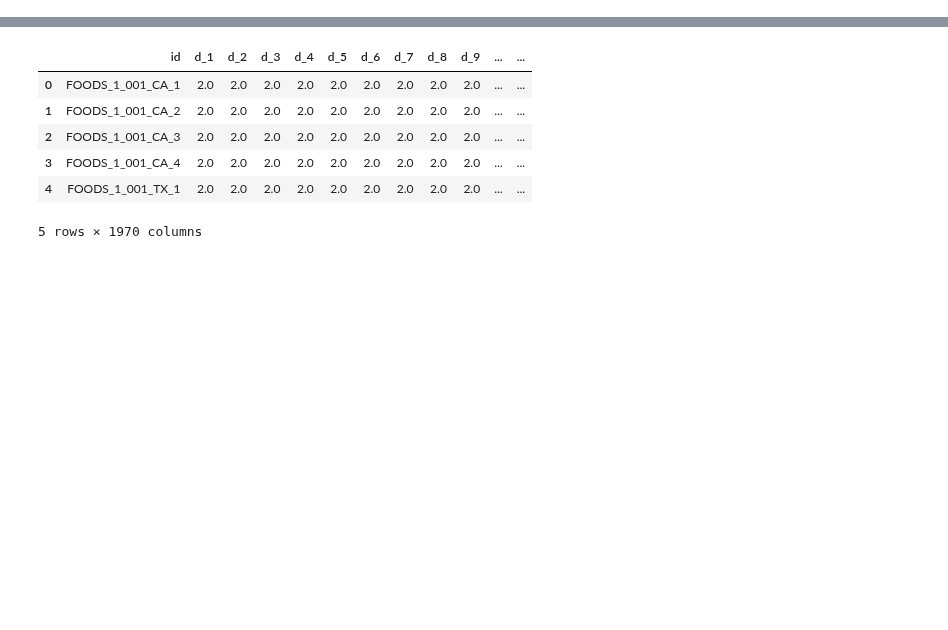
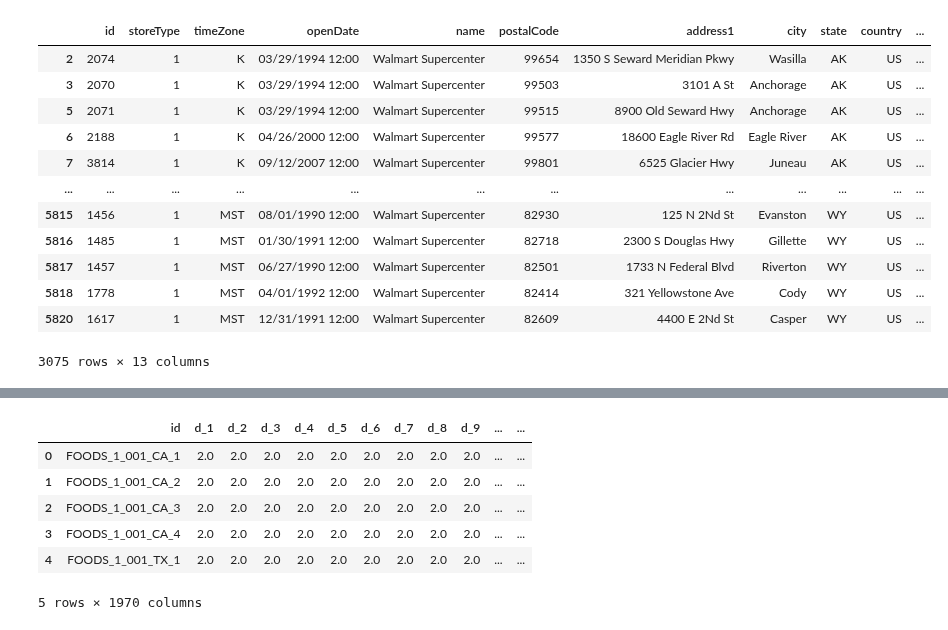
Before and after one commit to beckyydo/Project-2, a Jupyter notebook: Resources/Table2.ipynb, the cells around one changed output, grey strips where cells are left out. Saved outputs shown, nothing was run; the diff lists cells and outputs as text; code cells hidden in the pictures; blank space fills up the shorter version.

```diff
--- a/Resources/Table2.ipynb
+++ b/Resources/Table2.ipynb
@@ -28,2 +35,19 @@ walmart.head()
+# %%
+walmart = walmart[walmart.storeType.eq(1)]
+walmart
+# %% [output]
+|  | id | storeType | timeZone | openDate | name | postalCode | address1 | city | state | country | ... |
+| 2 | 2074 | 1 | K | 03/29/1994 12:00 | Walmart Supercenter | 99654 | 1350 S Seward Meridian Pkwy | Wasilla | AK | US | ... |
+| 3 | 2070 | 1 | K | 03/29/1994 12:00 | Walmart Supercenter | 99503 | 3101 A St | Anchorage | AK | US | ... |
+| 5 | 2071 | 1 | K | 03/29/1994 12:00 | Walmart Supercenter | 99515 | 8900 Old Seward Hwy | Anchorage | AK | US | ... |
+| 6 | 2188 | 1 | K | 04/26/2000 12:00 | Walmart Supercenter | 99577 | 18600 Eagle River Rd | Eagle River | AK | US | ... |
+| 7 | 3814 | 1 | K | 09/12/2007 12:00 | Walmart Supercenter | 99801 | 6525 Glacier Hwy | Juneau | AK | US | ... |
+| ... | ... | ... | ... | ... | ... | ... | ... | ... | ... | ... | ... |
+| 5815 | 1456 | 1 | MST | 08/01/1990 12:00 | Walmart Supercenter | 82930 | 125 N 2Nd St | Evanston | WY | US | ... |
+| 5816 | 1485 | 1 | MST | 01/30/1991 12:00 | Walmart Supercenter | 82718 | 2300 S Douglas Hwy | Gillette | WY | US | ... |
+| 5817 | 1457 | 1 | MST | 06/27/1990 12:00 | Walmart Supercenter | 82501 | 1733 N Federal Blvd | Riverton | WY | US | ... |
+| 5818 | 1778 | 1 | MST | 04/01/1992 12:00 | Walmart Supercenter | 82414 | 321 Yellowstone Ave | Cody | WY | US | ... |
+| 5820 | 1617 | 1 | MST | 12/31/1991 12:00 | Walmart Supercenter | 82609 | 4400 E 2Nd St | Casper | WY | US | ... |
+3075 rows × 13 columns
 # %%
 # Display sales_aug(csv)
```
Also changed, not shown: parts of 7 cells of this notebook.
